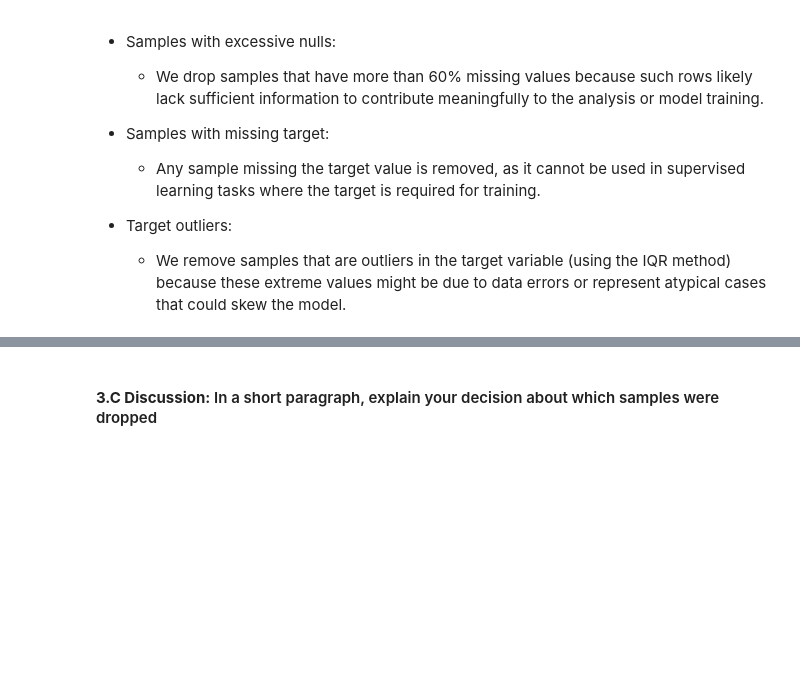
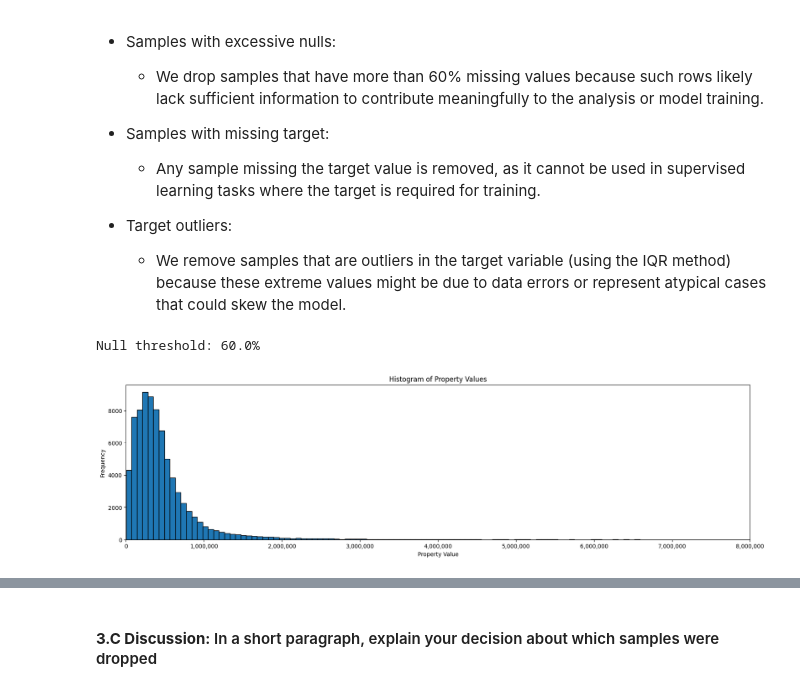
Before and after one commit to LeeMcFarling/Module_3_Milestone_1, a Jupyter notebook: Milestone_01.ipynb, the cells around one changed output, grey strips where cells are left out. Drawn from its saved outputs; the diff is of its cells as text; code cells hidden in the pictures; blank space fills up the shorter version.

Commit message:
3C: target distribution analysis

```diff
--- a/Milestone_01.ipynb
+++ b/Milestone_01.ipynb
@@ -716,3 +731,24 @@ Your code in the next cell(s). Make a judgement call about which samples should
 
 - Target outliers:
   - We remove samples that are outliers in the target variable (using the IQR method) because these extreme values might be due to data errors or represent atypical cases that could skew the model.
+# %%
+# Parameters
+target_col = 'taxvaluedollarcnt'
+null_threshold = 0.6
+print(f"Null threshold: {null_threshold*100}%")
+# %% [output]
+Null threshold: 60.0%
+# %%
+ax = df_clean[target_col].plot.hist(figsize=(20,5), bins=700, edgecolor='black')
+
+# Use StrMethodFormatter to format the x-axis labels with commas
+ax.xaxis.set_major_formatter(mticker.StrMethodFormatter('{x:,.0f}'))
+
+ax.set_xlim([0, 8_000_000])
+
+plt.title("Histogram of Property Values")
+plt.xlabel("Property Value")
+plt.ylabel("Frequency")
+plt.show()
+# %% [output]
+[figure, added]
```
Also changed, not shown: parts of 9 cells of this notebook.
